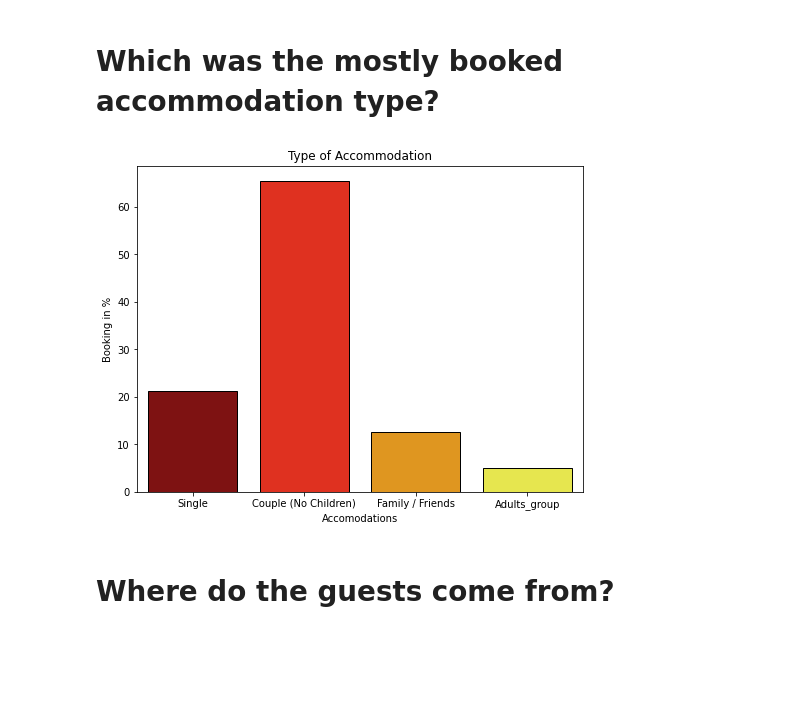
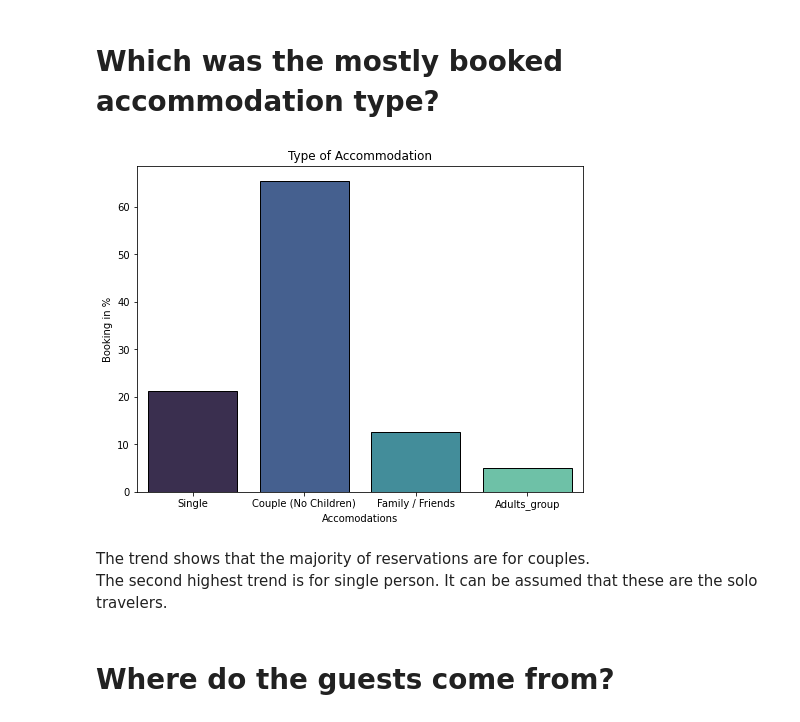
Before and after one commit to rahool010/Hotel-Booking-Analysis, a Jupyter notebook: Hotel_Booking_Analysis_Capstone_Project.ipynb, the cells around one changed output. Saved outputs shown, nothing was run; the diff lists cells and outputs as text; code cells hidden in the pictures; blank space fills up the shorter version.

```diff
--- a/Hotel_Booking_Analysis_Capstone_Project.ipynb
+++ b/Hotel_Booking_Analysis_Capstone_Project.ipynb
@@ -223,32 +288,35 @@ plt.show()
 # %%
 #For further analysis, Select only those booking which did not get cancelled.
 df_not_canceled = df[df['is_canceled'] == 0]
 
 # Select single, couple, adults and family
 single   = df_not_canceled[(df_not_canceled.adults==1) & (df_not_canceled.children==0) & (df_not_canceled.babies==0)]
 couple   = df_not_canceled[(df_not_canceled.adults==2) & (df_not_canceled.children==0) & (df_not_canceled.babies==0)]
 adults = df_not_canceled[(df_not_canceled.adults>2) & (df_not_canceled.children==0) & (df_not_canceled.babies==0)]
 family   = df_not_canceled[df_not_canceled.adults + df_not_canceled.children + df_not_canceled.babies > 2]
 
 # create the list of Category names and its total percentage
 #names = ['Single', 'Couple (No Children)', 'Family / Friends', 'Adults_group']
 #count = [single.shape[0],couple.shape[0], family.shape[0], adults.shape[0]]
 #count_percent = [x/df_not_canceled.shape[0]*100 for x in count]
 names = ['Single', 'Couple (No Children)', 'Family / Friends', 'Adults_group']
 count = [single.shape[0],couple.shape[0], family.shape[0],adults.shape[0]]
 count_percent = [x/df_not_canceled.shape[0]*100 for x in count]
 
 
 
 plt.figure(figsize=(8,6))
-sns.barplot(x=names, y=count_percent, data=df, palette='hot',
-            edgecolor='k')
+sns.barplot(x=names, y=count_percent, data=df,
+            palette='mako', edgecolor='k')
 plt.title("Type of Accommodation")
 plt.xlabel('Accomodations')
 plt.ylabel('Booking in %')
 plt.show()
 # %% [output]
-[figure, old version]
+[figure, new version]
+# %% [markdown]
+The trend shows that the majority of reservations are for couples.\
+The second highest trend is for single person. It can be assumed that these are the solo travelers.
 # %% [markdown]
 # **Where do the guests come from?**
 # %%
```
Also changed, not shown: parts of 28 cells of this notebook.
